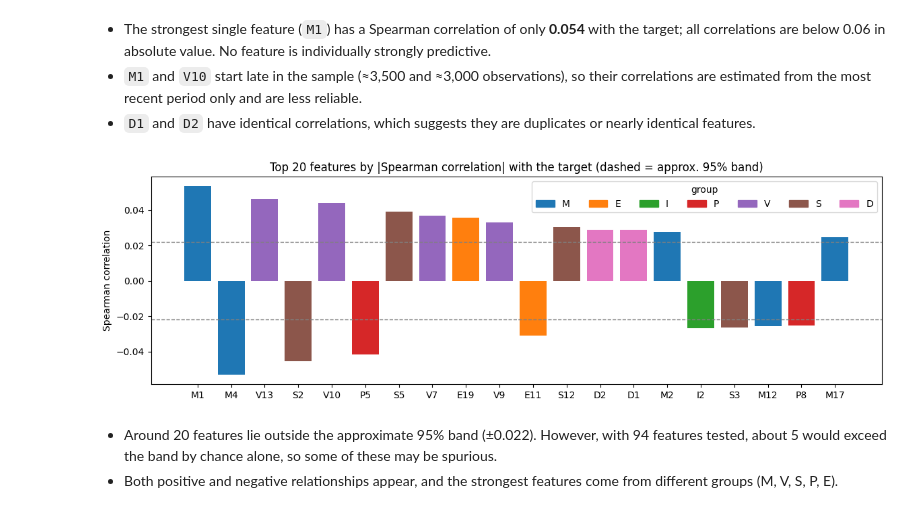
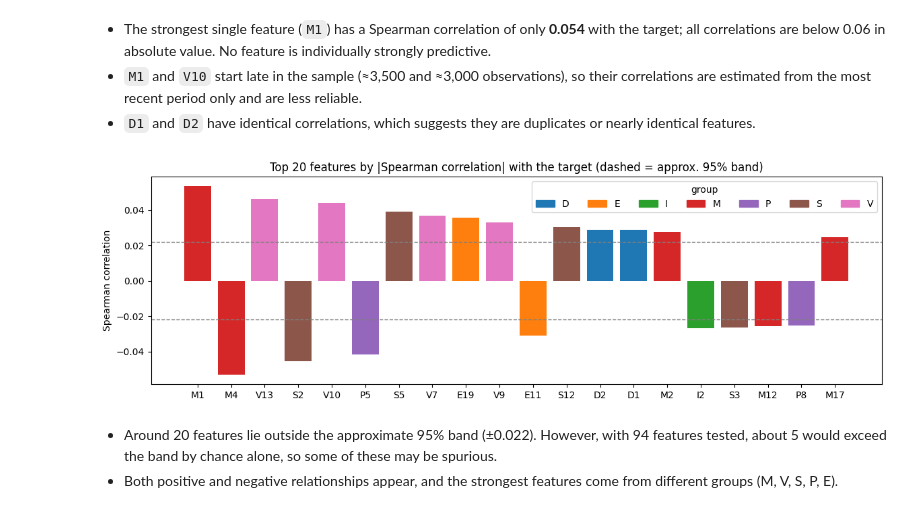
Before and after one commit to ceng313-2026/GROUP59_CENG313, a Jupyter notebook: assignment1_eda_baseline.ipynb, the cells around one changed output. Saved outputs shown, nothing was run; the diff lists cells and outputs as text; code cells hidden in the pictures.

Commit message:
Use src.plots helpers in Assignment 1 notebook

```diff
--- a/assignment1_eda_baseline.ipynb
+++ b/assignment1_eda_baseline.ipynb
@@ -270,22 +219,10 @@ corr.sort_values("abs_spearman", ascending=False).head(15)
 - The strongest single feature (`M1`) has a Spearman correlation of only **0.054** with the target; all correlations are below 0.06 in absolute value. No feature is individually strongly predictive.
 - `M1` and `V10` start late in the sample (≈3,500 and ≈3,000 observations), so their correlations are estimated from the most recent period only and are less reliable.
 - `D1` and `D2` have identical correlations, which suggests they are duplicates or nearly identical features.
-# %%
-top = corr.sort_values("abs_spearman", ascending=False).head(20)
-group_colors = {g: f"C{i}" for i, g in enumerate(groups)}
-
-fig, ax = plt.subplots(figsize=(14, 4))
-ax.bar(top.index, top["spearman"], color=top["group"].map(group_colors))
-band = 1.96 / np.sqrt(len(df))
-ax.axhline(band, color="grey", ls="--", lw=1)
-ax.axhline(-band, color="grey", ls="--", lw=1)
-ax.set_title("Top 20 features by |Spearman correlation| with the target (dashed = approx. 95% band)")
-ax.set_ylabel("Spearman correlation")
-handles = [plt.Rectangle((0, 0), 1, 1, color=c) for c in group_colors.values()]
-ax.legend(handles, group_colors.keys(), title="group", ncol=7)
-plt.show()
-# %% [output]
-[figure, removed]
+# %%
+plots.plot_top_correlations(corr, n_obs=len(df))
+# %% [output]
+[figure, added]
 # %% [markdown]
 - Around 20 features lie outside the approximate 95% band (±0.022). However, with 94 features tested, about 5 would exceed the band by chance alone, so some of these may be spurious.
 - Both positive and negative relationships appear, and the strongest features come from different groups (M, V, S, P, E).
```
Also changed, not shown: parts of 27 cells of this notebook.
